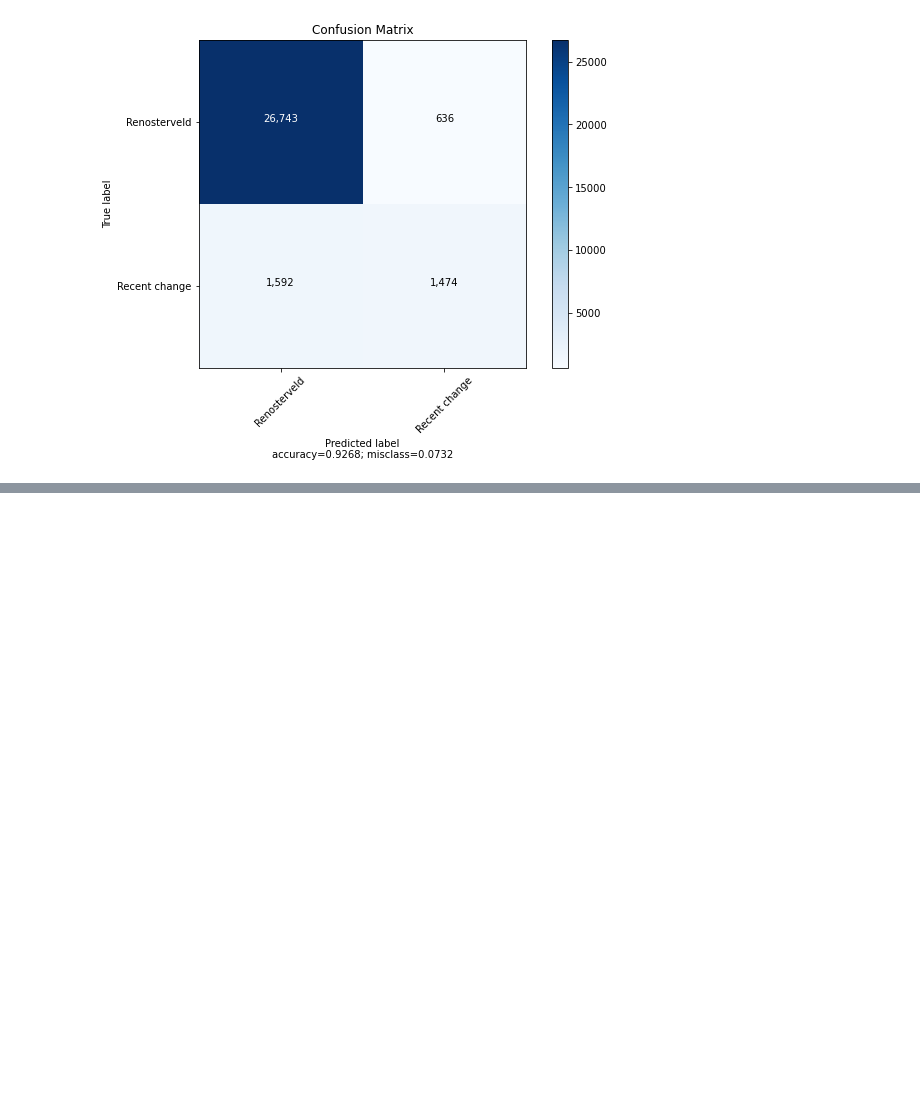
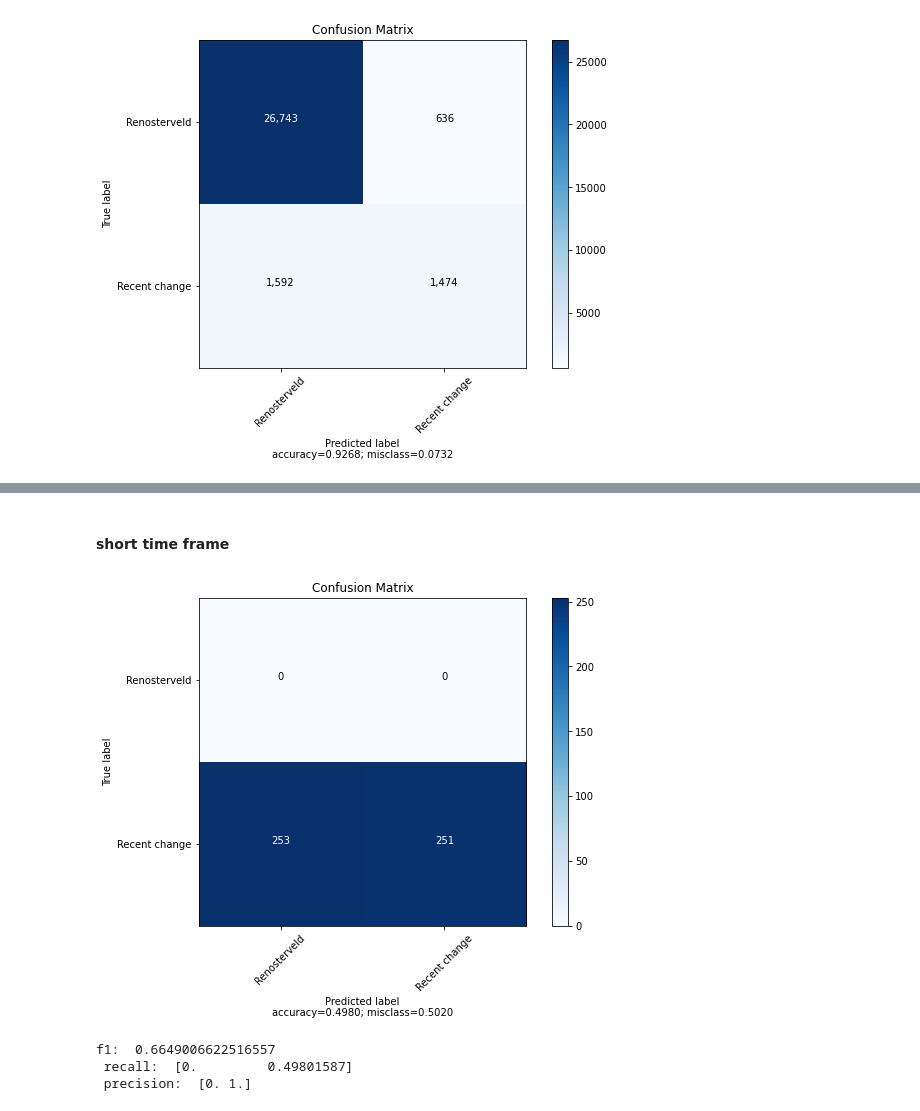
Before and after one commit to GMoncrieff/renosterveld-monitor, a Jupyter notebook: 02_model_fit.ipynb, the cells around one changed output, grey strips where cells are left out. Saved outputs shown, nothing was run; the diff lists cells and outputs as text; code cells hidden in the pictures; blank space fills up the shorter version.

```diff
--- a/02_model_fit.ipynb
+++ b/02_model_fit.ipynb
@@ -416,0 +485,52 @@ plot_confusion_matrix(cm = con_mat,
+# %% [markdown]
+#### short time frame
+# %%
+shortDataset = tf.data.TFRecordDataset(testFilePath, compression_type='GZIP')\
+.map(lambda x: parse_tfrecord(x,testfeaturesDict))\
+.map(roller)\
+.flat_map(lambda x: shift_window(x, 1, len(testNames)+1))\
+.map(lambda x: reshape_ts(x, testNames,['lablag']))\
+.map(lambda x: labeller(x, label))\
+.map(lambda x: labeller(x, 'lablag'))\
+.filter(lambda x: filter_fn(x,[1.0]))\
+.filter(lambda x: filter_fn(x,[11.0,21.0,1.0],'lablag'))\
+.map(lambda x: popkey(x,['ndvi_diff','roll','count','lablag']))\
+.map(lambda x: standardize(x, Min,Max))\
+.map(lambda x: poplabint(x, label))\
+.map(lambda x, lab: toTuple(x, lab))\
+.batch(1)
+
+vallab = list(shortDataset\
+.map(lambda x,lab: lab)\
+.as_numpy_iterator())
+valy=list(vallab)
+
+valdat = list(shortDataset\
+.map(lambda x,lab: x)\
+.as_numpy_iterator())
+valx=list(valdat)
+
+labelval = np.vstack(valy)
+labelval = np.argmax(labelval,axis=1)
+
+xval = np.vstack(valx)
+xval = np.transpose(xval, (0, 2, 1))
+xval_flat = xval.reshape(xval.shape[0],(xval.shape[1]*xval.shape[2]))
+
+rf_data = (xval_flat,labelval)
+
+y_pred = model_rf.predict(rf_data[0])
+con_mat = tf.math.confusion_matrix(labels=rf_data[1], predictions=y_pred).numpy()
+
+plot_confusion_matrix(cm = con_mat,
+                      normalize    = False,
+                      target_names = ['Renosterveld', 'Recent change'],
+                      title        = "Confusion Matrix")
+# %% [output]
+[figure, added]
+# %%
+print('f1: ', metrics.f1_score(rf_data[1],y_pred),'\n','recall: ',metrics.recall_score(rf_data[1],y_pred,average=None),'\n','precision: ',metrics.precision_score(rf_data[1],y_pred,average=None))
+# %% [output]
+f1:  0.6649006622516557
+ recall:  [0.         0.49801587]
+ precision:  [0. 1.]
```
Also changed, not shown: parts of 36 cells of this notebook, 21 other files.
